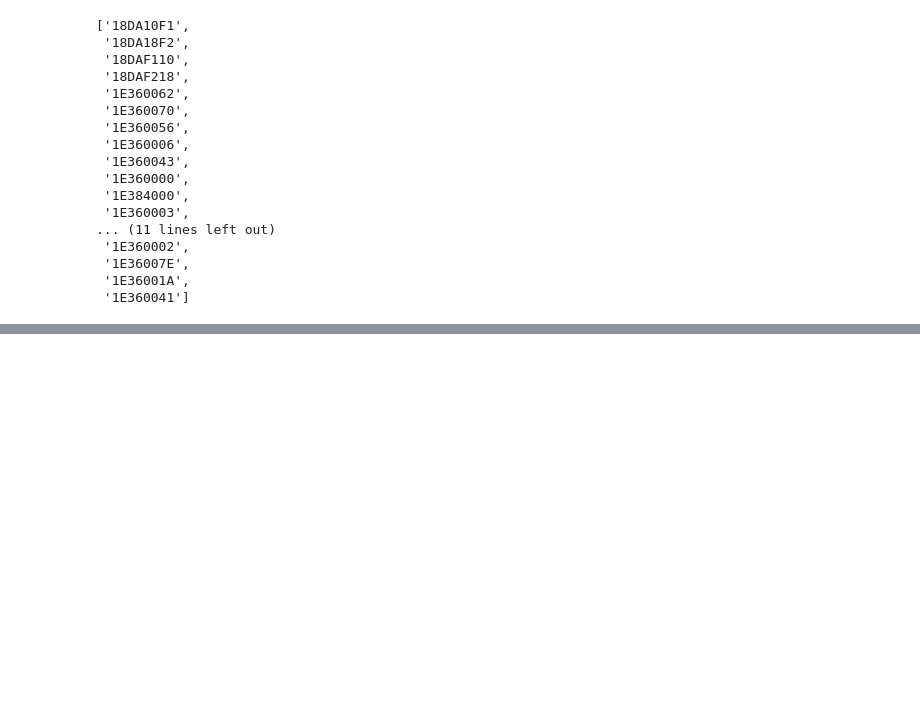
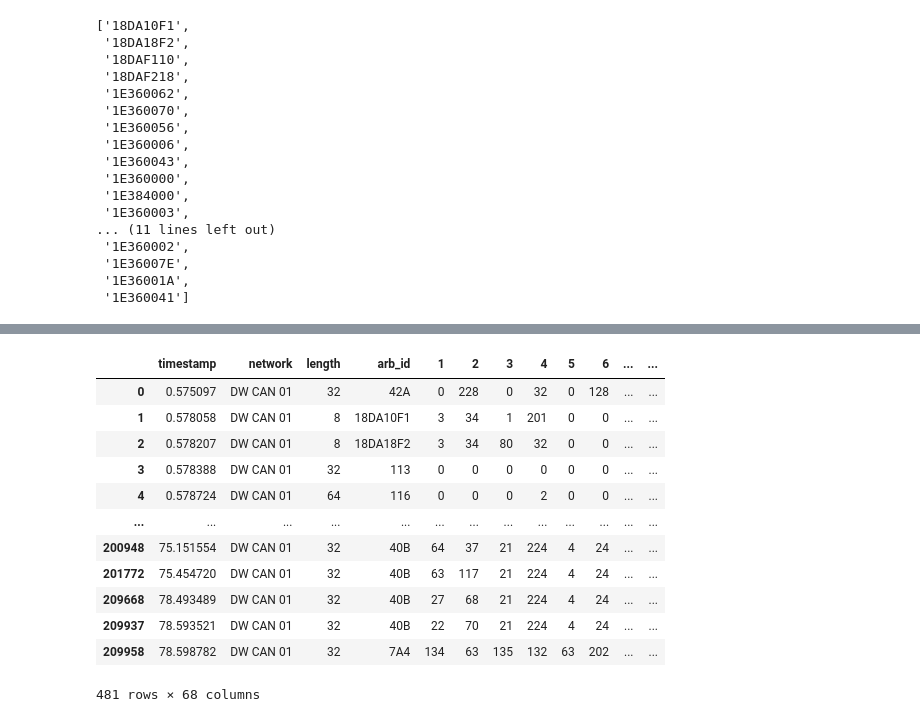
Before and after one commit to itimermans/can-decoder, a Jupyter notebook: jeep.ipynb, the cells around one changed output, grey strips where cells are left out. Drawn from its saved outputs; the diff is of its cells as text; code cells hidden in the pictures; blank space fills up the shorter version.

```diff
--- a/jeep.ipynb
+++ b/jeep.ipynb
@@ -24,4 +24,4 @@ decoder.generate_msg_ts_data(rewrite=True)
 # %% [output]
 Generated 141 messages
 # %%
-decoder.msgs
+all_data = decoder.all_data
@@ -99,0 +109,16 @@ messages_diag
+# %%
+all_data.drop_duplicates(subset=['arb_id', '1'])
+# %% [output]
+|  | timestamp | network | length | arb_id | 1 | 2 | 3 | 4 | 5 | 6 | ... | ... |
+| 0 | 0.575097 | DW CAN 01 | 32 | 42A | 0 | 228 | 0 | 32 | 0 | 128 | ... | ... |
+| 1 | 0.578058 | DW CAN 01 | 8 | 18DA10F1 | 3 | 34 | 1 | 201 | 0 | 0 | ... | ... |
+| 2 | 0.578207 | DW CAN 01 | 8 | 18DA18F2 | 3 | 34 | 80 | 32 | 0 | 0 | ... | ... |
+| 3 | 0.578388 | DW CAN 01 | 32 | 113 | 0 | 0 | 0 | 0 | 0 | 0 | ... | ... |
+| 4 | 0.578724 | DW CAN 01 | 64 | 116 | 0 | 0 | 0 | 2 | 0 | 0 | ... | ... |
+| ... | ... | ... | ... | ... | ... | ... | ... | ... | ... | ... | ... | ... |
+| 200948 | 75.151554 | DW CAN 01 | 32 | 40B | 64 | 37 | 21 | 224 | 4 | 24 | ... | ... |
+| 201772 | 75.454720 | DW CAN 01 | 32 | 40B | 63 | 117 | 21 | 224 | 4 | 24 | ... | ... |
+| 209668 | 78.493489 | DW CAN 01 | 32 | 40B | 27 | 68 | 21 | 224 | 4 | 24 | ... | ... |
+| 209937 | 78.593521 | DW CAN 01 | 32 | 40B | 22 | 70 | 21 | 224 | 4 | 24 | ... | ... |
+| 209958 | 78.598782 | DW CAN 01 | 32 | 7A4 | 134 | 63 | 135 | 132 | 63 | 202 | ... | ... |
+481 rows × 68 columns
```
Also changed, not shown: parts of 4 cells of this notebook, 3 other files.
